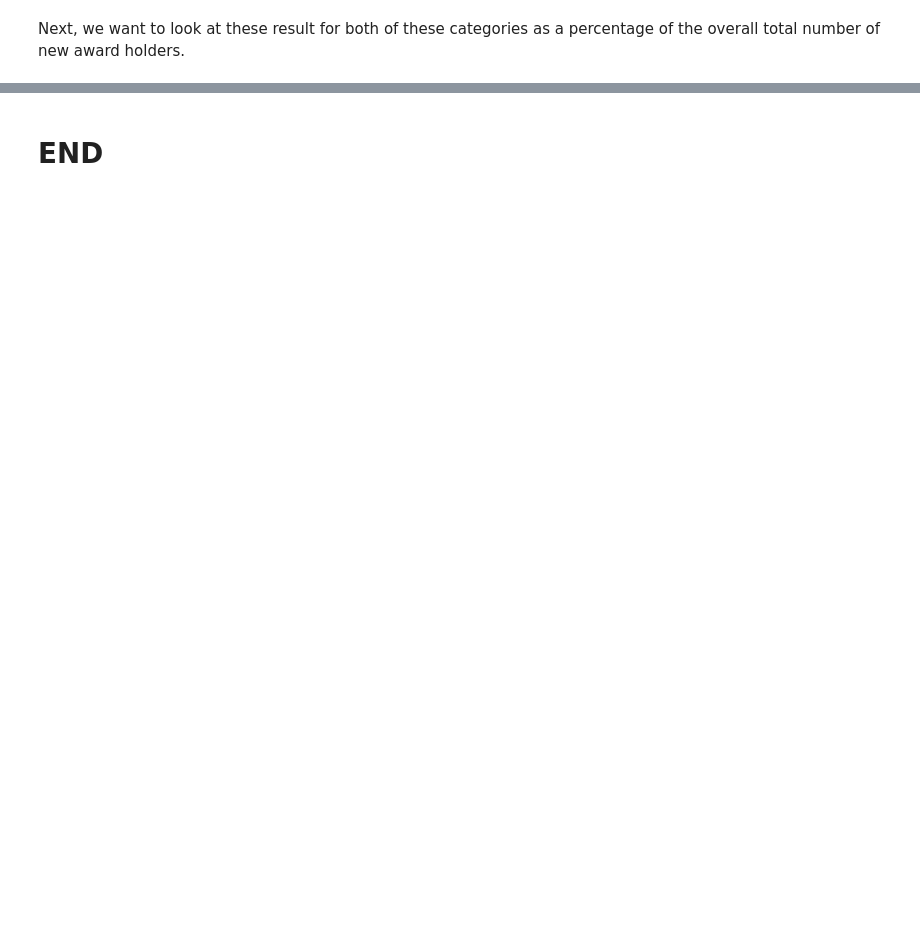
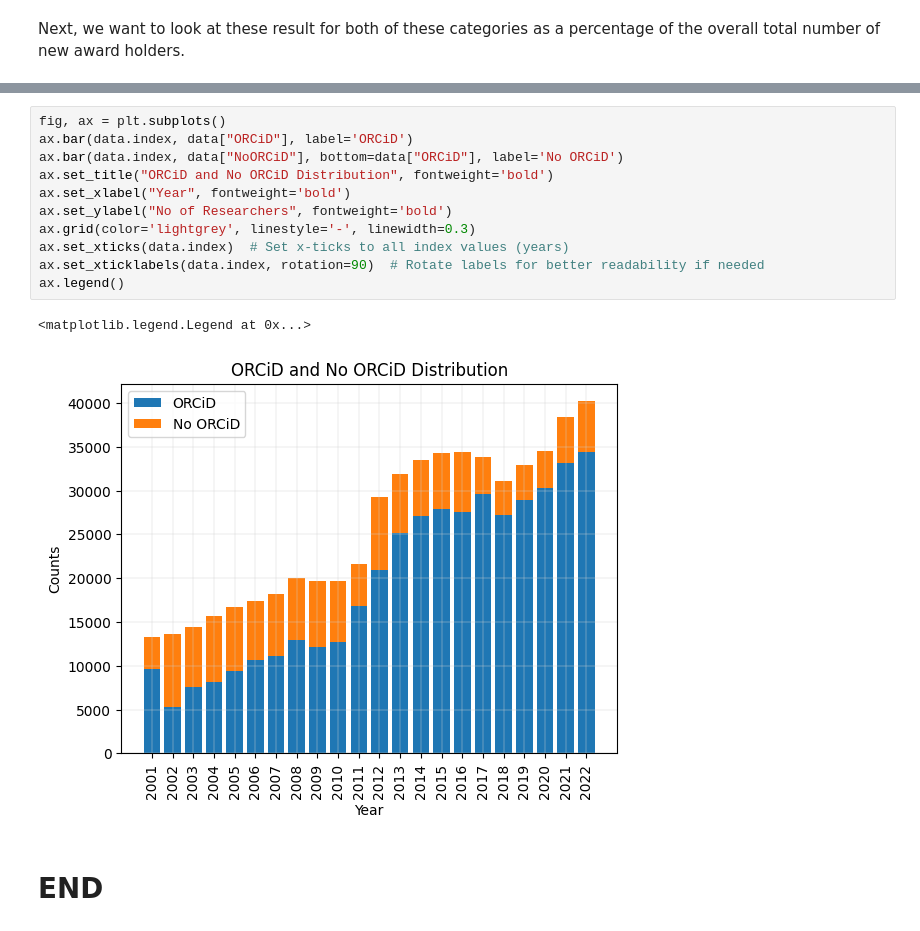
Before and after one commit to NeilTynan/4369_Project, a Jupyter notebook: project.ipynb, the cells around one changed output, grey strips where cells are left out. Cells and saved outputs as stored; diff of their text form; blank space fills up the shorter version.

```diff
--- a/project.ipynb
+++ b/project.ipynb
@@ -217,2 +285,16 @@ plt.show()
+# %%
+fig, ax = plt.subplots()
+ax.bar(data.index, data["ORCiD"], label='ORCiD')
+ax.bar(data.index, data["NoORCiD"], bottom=data["ORCiD"], label='No ORCiD')
+ax.set_title("ORCiD and No ORCiD Distribution", fontweight='bold')
+ax.set_xlabel("Year", fontweight='bold')
+ax.set_ylabel("No of Researchers", fontweight='bold')
+ax.grid(color='lightgrey', linestyle='-', linewidth=0.3)
+ax.set_xticks(data.index)  # Set x-ticks to all index values (years)
+ax.set_xticklabels(data.index, rotation=90)  # Rotate labels for better readability if needed
+ax.legend()
+# %% [output]
+<matplotlib.legend.Legend at 0x...>
+[figure, added]
 # %% [markdown]
 # END
```
Also changed, not shown: parts of 12 cells of this notebook.
